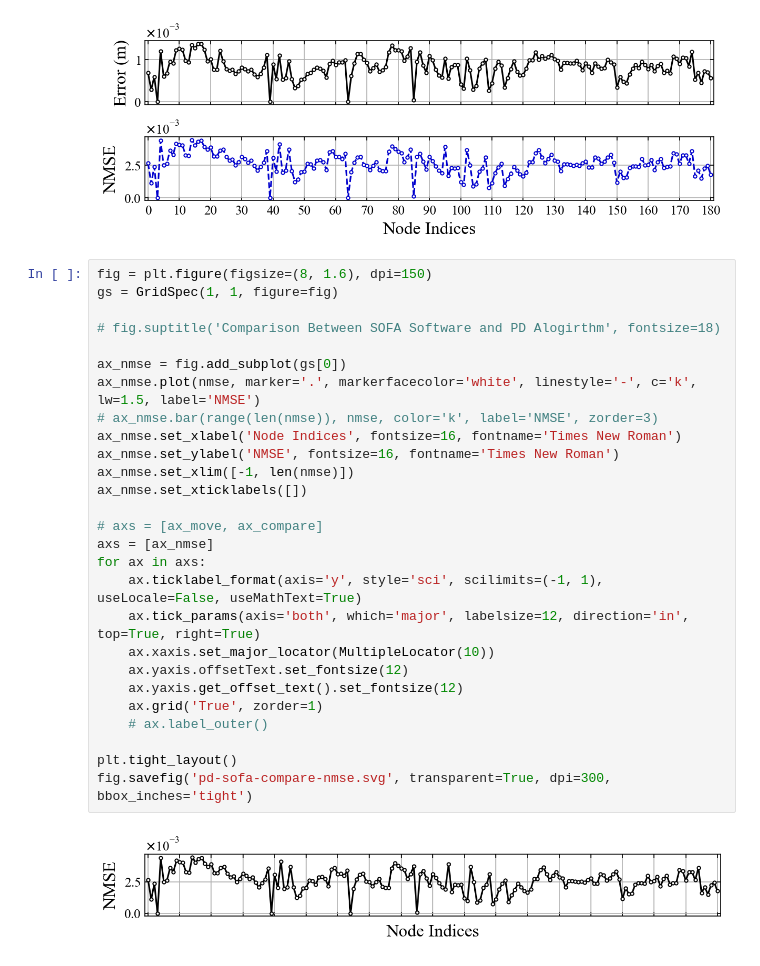
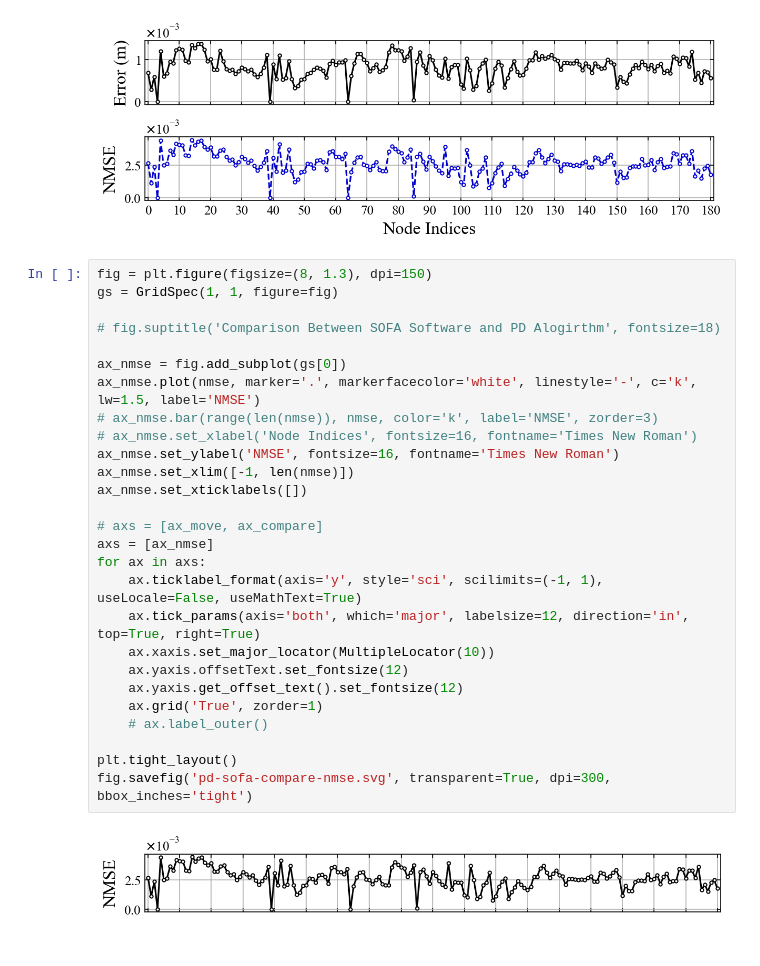
Before and after one commit to yang-si-hang/paper-2023, a Jupyter notebook: Test branch/SOFACode/DataAnalyse/20240629-PD Sofa/DataCompare.ipynb, the cells around one changed output. Saved outputs shown, nothing was run; the diff lists cells and outputs as text.

```diff
--- a/Test branch/SOFACode/DataAnalyse/20240629-PD Sofa/DataCompare.ipynb
+++ b/Test branch/SOFACode/DataAnalyse/20240629-PD Sofa/DataCompare.ipynb
@@ -101,31 +101,31 @@ fig.savefig('pd-sofa-compare.svg', transparent=True, dpi=300, bbox_inches='tight
 # %% [output]
 [figure]
 # %%
-fig = plt.figure(figsize=(8, 1.6), dpi=150)
+fig = plt.figure(figsize=(8, 1.3), dpi=150)
 gs = GridSpec(1, 1, figure=fig)
 
 # fig.suptitle('Comparison Between SOFA Software and PD Alogirthm', fontsize=18)
 
 ax_nmse = fig.add_subplot(gs[0])
 ax_nmse.plot(nmse, marker='.', markerfacecolor='white', linestyle='-', c='k', lw=1.5, label='NMSE')
 # ax_nmse.bar(range(len(nmse)), nmse, color='k', label='NMSE', zorder=3)
-ax_nmse.set_xlabel('Node Indices', fontsize=16, fontname='Times New Roman')
+# ax_nmse.set_xlabel('Node Indices', fontsize=16, fontname='Times New Roman')
 ax_nmse.set_ylabel('NMSE', fontsize=16, fontname='Times New Roman')
 ax_nmse.set_xlim([-1, len(nmse)])
 ax_nmse.set_xticklabels([])
 
 # axs = [ax_move, ax_compare]
 axs = [ax_nmse]
 for ax in axs:
     ax.ticklabel_format(axis='y', style='sci', scilimits=(-1, 1), useLocale=False, useMathText=True)
     ax.tick_params(axis='both', which='major', labelsize=12, direction='in', top=True, right=True)
     ax.xaxis.set_major_locator(MultipleLocator(10))
     ax.yaxis.offsetText.set_fontsize(12)
     ax.yaxis.get_offset_text().set_fontsize(12)
     ax.grid('True', zorder=1)
     # ax.label_outer()
 
 plt.tight_layout()
 fig.savefig('pd-sofa-compare-nmse.svg', transparent=True, dpi=300, bbox_inches='tight')
 # %% [output]
-[figure, old version]
+[figure, new version]
```
Also changed, not shown: 3 other files.
